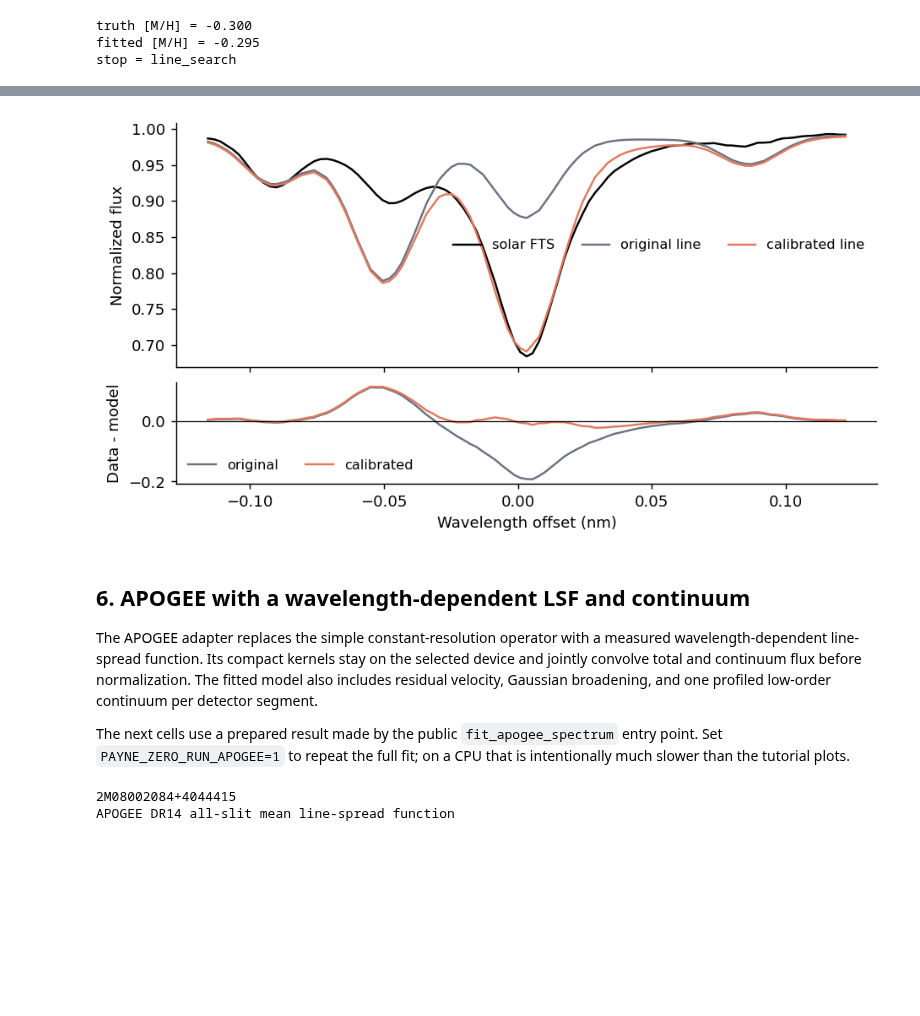
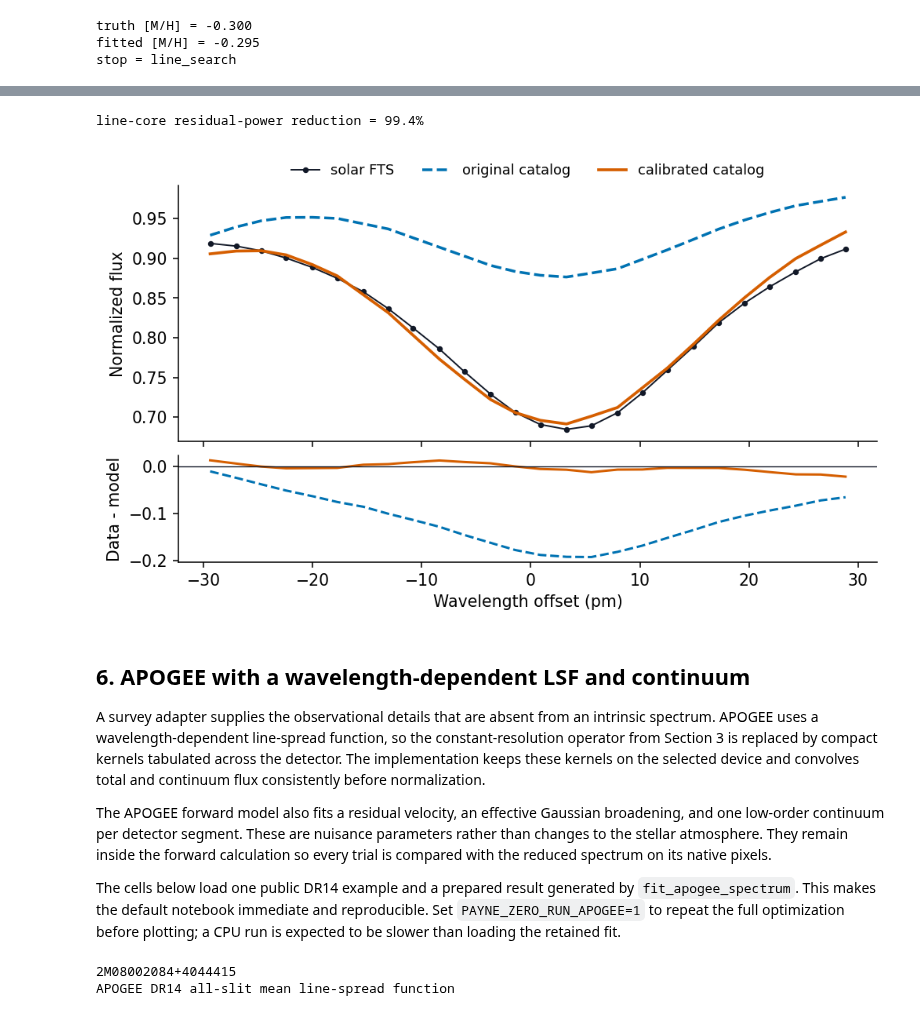
Before and after one commit to tingyuansen/payne-zero, a Jupyter notebook: payne_zero_tutorial.ipynb, the cells around one changed output, grey strips where cells are left out. Saved outputs shown, nothing was run; the diff lists cells and outputs as text; code cells hidden in the pictures; blank space fills up the shorter version.

```diff
--- a/payne_zero_tutorial.ipynb
+++ b/payne_zero_tutorial.ipynb
@@ -431,49 +513,87 @@ The correction is an additive change in dex. The same model accepts several tran
 # %%
 fts_wavelength = fts_model.output_wavelength_nm
 fts_observed = np.asarray(fts_data.flux)
-fts_delta = fts_wavelength - fts_model.transitions[0].wavelength_nm
+fts_delta_pm = 1000.0 * (
+    fts_wavelength - fts_model.transitions[0].wavelength_nm
+)
+line_core = np.abs(fts_delta_pm) <= 30.0
+core_initial = np.sum(
+    fts_data.weight[line_core]
+    * (fts_observed[line_core] - fts_baseline[line_core]) ** 2
+)
+core_final = np.sum(
+    fts_data.weight[line_core]
+    * (fts_observed[line_core] - fts_calibrated[line_core]) ** 2
+)
+core_reduction = 1.0 - core_final / core_initial
+print(f"line-core residual-power reduction = {100 * core_reduction:.1f}%")
 fig, (top, bottom) = plt.subplots(
     2,
     1,
-    figsize=(7.1, 3.8),
+    figsize=(7.1, 4.2),
     sharex=True,
     gridspec_kw={"height_ratios": [2.4, 1.0]},
     constrained_layout=True,
 )
-top.plot(fts_delta, fts_observed, color="black", label="solar FTS")
-top.plot(fts_delta, fts_baseline, color=COLORS["grey"], label="original line")
 top.plot(
-    fts_delta,
-    fts_calibrated,
+    fts_delta_pm[line_core],
+    fts_observed[line_core],
+    color=COLORS["black"],
+    marker="o",
+    markersize=2.8,
+    linewidth=1.0,
+    label="solar FTS",
+)
+top.plot(
+    fts_delta_pm[line_core],
+    fts_baseline[line_core],
+    color=COLORS["blue"],
+    linestyle="--",
+    linewidth=1.8,
+    label="original catalog",
+)
+top.plot(
+    fts_delta_pm[line_core],
+    fts_calibrated[line_core],
     color=COLORS["orange"],
-    label="calibrated line",
+    linewidth=1.9,
+    label="calibrated catalog",
 )
 bottom.plot(
-    fts_delta,
-    fts_observed - fts_baseline,
-    color=COLORS["grey"],
-    label="original",
+    fts_delta_pm[line_core],
+    (fts_observed - fts_baseline)[line_core],
+    color=COLORS["blue"],
+    linestyle="--",
+    label="original residual",
 )
 bottom.plot(
-    fts_delta,
-    fts_observed - fts_calibrated,
+    fts_delta_pm[line_core],
+    (fts_observed - fts_calibrated)[line_core],
     color=COLORS["orange"],
-    label="calibrated",
+    label="calibrated residual",
 )
-bottom.axhline(0.0, color="black", lw=0.7)
+bottom.axhline(0.0, color=COLORS["black"], lw=0.7)
 top.set_ylabel("Normalized flux")
-bottom.set(xlabel="Wavelength offset (nm)", ylabel="Data - model")
-top.legend(frameon=False, ncol=3)
-bottom.legend(frameon=False, ncol=2)
+bottom.set(xlabel="Wavelength offset (pm)", ylabel="Data - model")
+top.legend(
+    loc="lower center",
+    bbox_to_anchor=(0.5, 1.01),
+    ncol=3,
+    frameon=False,
+    borderaxespad=0.0,
+)
 plt.show()
 # %% [output]
+line-core residual-power reduction = 99.4%
-[figure, old version]
+[figure, new version]
 # %% [markdown]
 ## 6. APOGEE with a wavelength-dependent LSF and continuum
 
-The APOGEE adapter replaces the simple constant-resolution operator with a measured wavelength-dependent line-spread function. Its compact kernels stay on the selected device and jointly convolve total and continuum flux before normalization. The fitted model also includes residual velocity, Gaussian broadening, and one profiled low-order continuum per detector segment.
+A survey adapter supplies the observational details that are absent from an intrinsic spectrum. APOGEE uses a wavelength-dependent line-spread function, so the constant-resolution operator from Section 3 is replaced by compact kernels tabulated across the detector. The implementation keeps these kernels on the selected device and convolves total and continuum flux consistently before normalization.
 
-The next cells use a prepared result made by the public `fit_apogee_spectrum` entry point. Set `PAYNE_ZERO_RUN_APOGEE=1` to repeat the full fit; on a CPU that is intentionally much slower than the tutorial plots.
+The APOGEE forward model also fits a residual velocity, an effective Gaussian broadening, and one low-order continuum per detector segment. These are nuisance parameters rather than changes to the stellar atmosphere. They remain inside the forward calculation so every trial is compared with the reduced spectrum on its native pixels.
+
+The cells below load one public DR14 example and a prepared result generated by `fit_apogee_spectrum`. This makes the default notebook immediate and reproducible. Set `PAYNE_ZERO_RUN_APOGEE=1` to repeat the full optimization before plotting; a CPU run is expected to be slower than loading the retained fit.
 # %%
 from fitter.apogee import fit_apogee_spectrum
 
```
Also changed, not shown: parts of 21 cells of this notebook.
